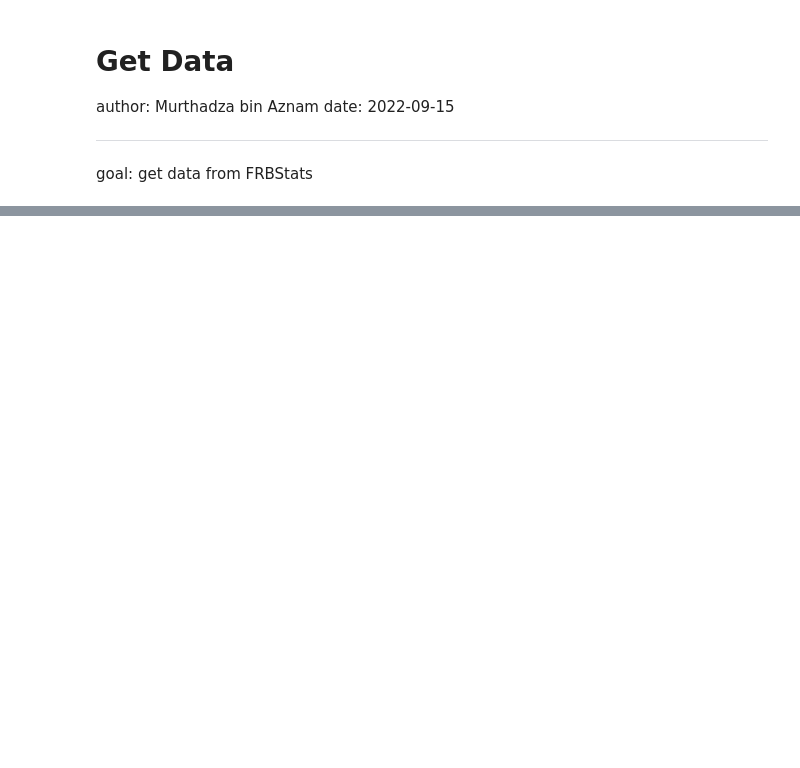
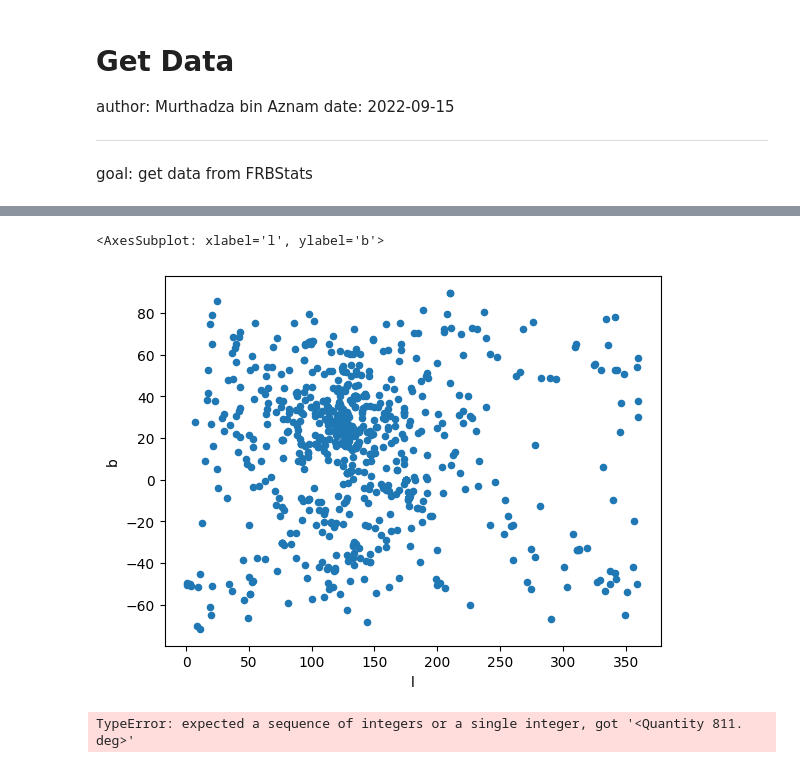
Before and after one commit to Thaza-Kun/sarjana, a Jupyter notebook: notebooks/01-get-data.ipynb, the cells around one changed output, grey strips where cells are left out. Cells and saved outputs as stored; diff of their text form; code cells hidden in the pictures; blank space fills up the shorter version.

```diff
--- a/notebooks/01-get-data.ipynb
+++ b/notebooks/01-get-data.ipynb
@@ -30,0 +71,5 @@ await get_frb_population_data_as_csv()
+# %%
+data.plot.scatter(x='l', y='b')
+# %% [output]
+<AxesSubplot: xlabel='l', ylabel='b'>
+[figure, added]
@@ -30,0 +86,4 @@ await get_frb_population_data_as_csv()
+# %%
+coords = SkyCoord(ra=data['ra'][0]*u.degree, dec=data['dec'][0]*u.degree)
+# %% [output]
+TypeError: expected a sequence of integers or a single integer, got '<Quantity 811. deg>'
```
Also changed, not shown: parts of 10 cells of this notebook, 2 other files.
